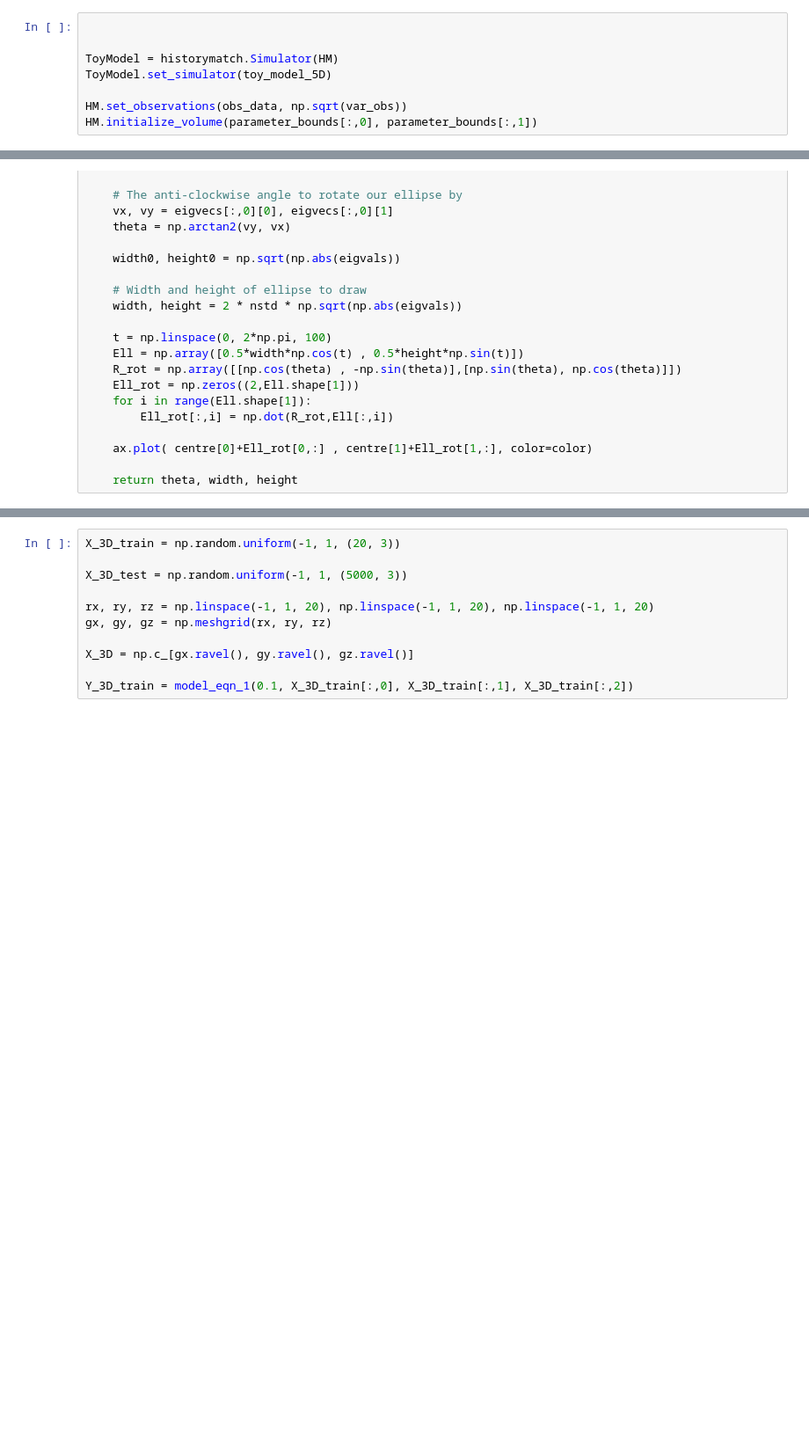
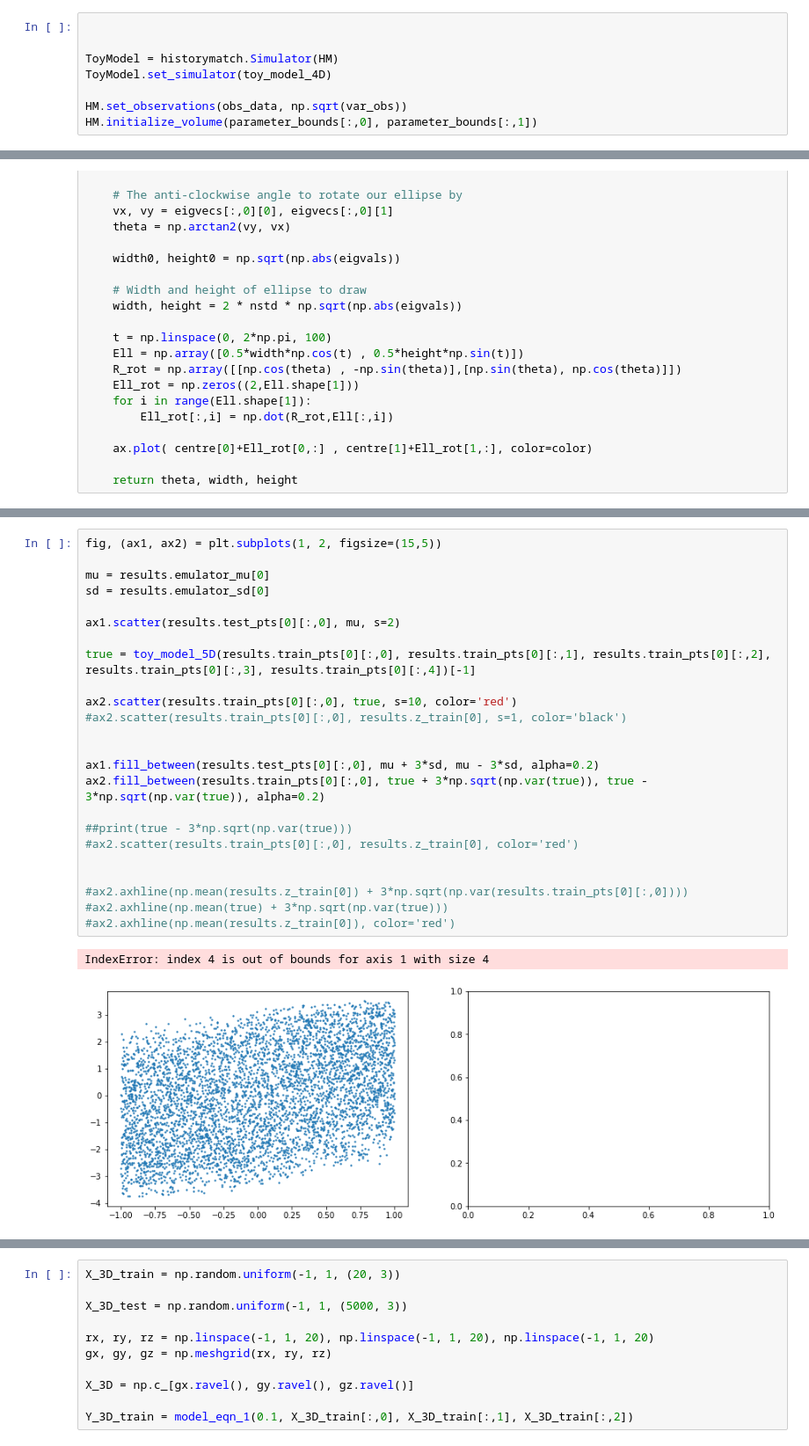
Before and after one commit to elliemay481/HistoryMatching, a Jupyter notebook: historymatch/PackageTest_HighD.ipynb, the cells around one changed output, grey strips where cells are left out. Shown: that part at 88% size. Saved outputs shown, nothing was run; the diff lists cells and outputs as text; blank space fills up the shorter version.

```diff
--- a/historymatch/PackageTest_HighD.ipynb
+++ b/historymatch/PackageTest_HighD.ipynb
@@ -113,7 +140,7 @@ HM = historymatch.HistoryMatch(obs_data,
 
 
 ToyModel = historymatch.Simulator(HM)
-ToyModel.set_simulator(toy_model_5D)
+ToyModel.set_simulator(toy_model_4D)
 
 HM.set_observations(obs_data, np.sqrt(var_obs))
 HM.initialize_volume(parameter_bounds[:,0], parameter_bounds[:,1])
@@ -226,0 +276,27 @@ ax1.legend(loc="best")
+# %%
+fig, (ax1, ax2) = plt.subplots(1, 2, figsize=(15,5))
+
+mu = results.emulator_mu[0]
+sd = results.emulator_sd[0]
+
+ax1.scatter(results.test_pts[0][:,0], mu, s=2)
+
+true = toy_model_5D(results.train_pts[0][:,0], results.train_pts[0][:,1], results.train_pts[0][:,2], results.train_pts[0][:,3], results.train_pts[0][:,4])[-1]
+
+ax2.scatter(results.train_pts[0][:,0], true, s=10, color='red')
+#ax2.scatter(results.train_pts[0][:,0], results.z_train[0], s=1, color='black')
+
+
+ax1.fill_between(results.test_pts[0][:,0], mu + 3*sd, mu - 3*sd, alpha=0.2)
+ax2.fill_between(results.train_pts[0][:,0], true + 3*np.sqrt(np.var(true)), true - 3*np.sqrt(np.var(true)), alpha=0.2)
+
+##print(true - 3*np.sqrt(np.var(true)))
+#ax2.scatter(results.train_pts[0][:,0], results.z_train[0], color='red')
+
+
+#ax2.axhline(np.mean(results.z_train[0]) + 3*np.sqrt(np.var(results.train_pts[0][:,0])))
+#ax2.axhline(np.mean(true) + 3*np.sqrt(np.var(true)))
+#ax2.axhline(np.mean(results.z_train[0]), color='red')
+# %% [output]
+IndexError: index 4 is out of bounds for axis 1 with size 4
+[figure, added]
```
Also changed, not shown: parts of 15 cells of this notebook, 16 other files.
